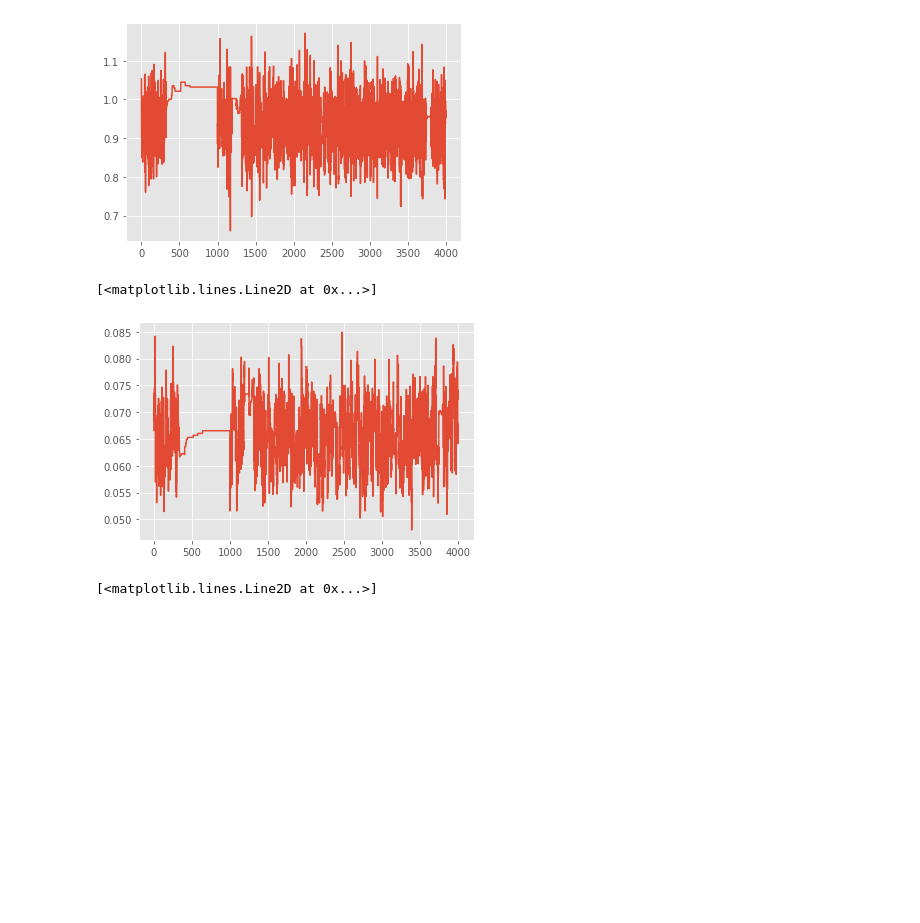
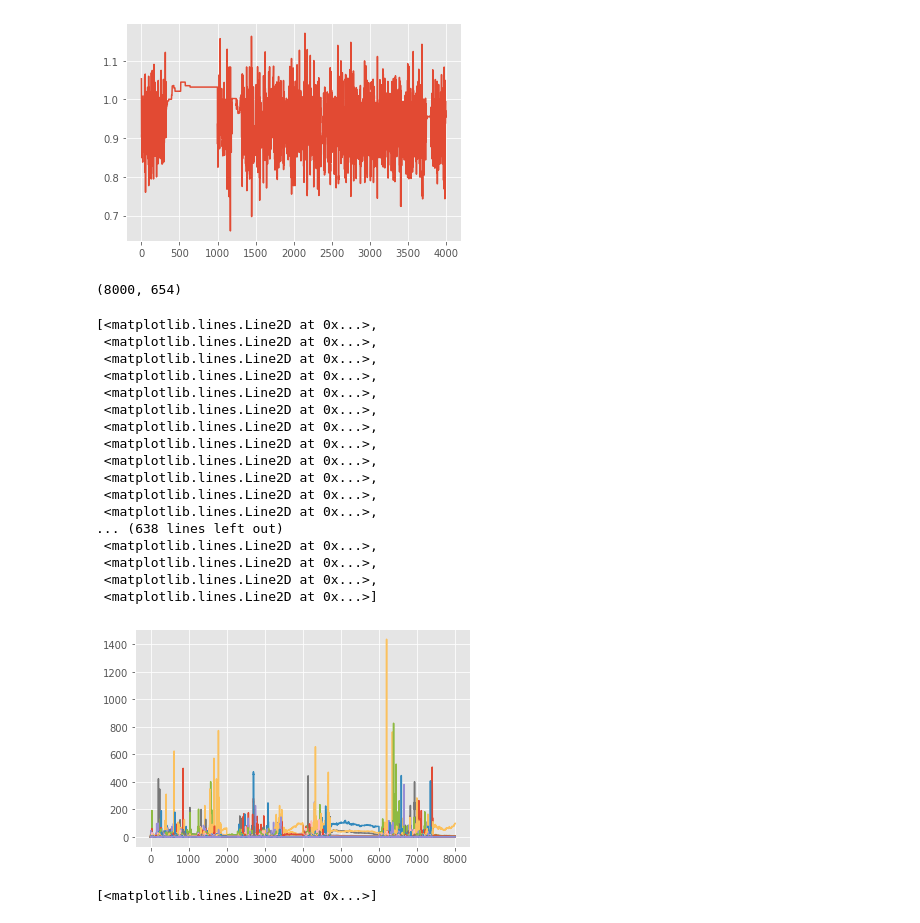
Before and after one commit to soreasy/bayesian_hierarchical_models, a Jupyter notebook: Holiday Effects - Demand Side.ipynb, the cells around one changed output. Drawn from its saved outputs; the diff is of its cells as text; code cells hidden in the pictures; blank space fills up the shorter version.

```diff
--- a/Holiday Effects - Demand Side.ipynb
+++ b/Holiday Effects - Demand Side.ipynb
@@ -322,0 +356,8 @@ with pm.Model() as hierarchical_model:
+# %%
+def bin_dmd(x):
+    if x < 3000:
+        return 'small'
+    return 'not_small'
+
+dd['zone_size'] = dd.t4w_total_demand.apply(bin_dmd)
+dd['zone_id_and_size'] = dd.zone_id.astype(str) + '_' + dd.zone_size
@@ -322,0 +384,6 @@ with pm.Model() as hierarchical_model:
+# %%
+zone_id_and_size_list = dd.zone_id_and_size.unique()
+dd['zone_id_and_size_idx'] = dd.zone_id_and_size.apply(lambda x: np.where(zone_id_and_size_list == x)[0][0])
+
+# does this need to be mapped to [0,len(dd.zone_id.unique())-1] ? seems yes
+zone_id_and_size_idx = dd.zone_id_and_size_idx.values
@@ -323,3 +400,32 @@ with pm.Model() as hierarchical_model:
+# %%
+## accounting for demand
+
+with pm.Model() as hierarchical_model:
+    # can make mu the nat'l avg for the zone
+    mu_mu = pm.Normal('mu_mu', mu=dd.natl_holiday_factor.mean(), sigma=1)
+    sigma_mu = pm.HalfCauchy('sigma_mu', beta=0.5)
+
+#     mu_sigma = pm.HalfCauchy('mu_sigma', beta=0.1)
+#     sigma_sigma = pm.HalfCauchy('sigma_sigma', beta=0.05)
+
+    # mean for each zone, normally distributed around group mean mu_mu
+    mu = pm.Normal('mu', mu=mu_mu, sigma=sigma_mu, shape=len(dd.zone_id.unique()))
+
+    # variation/sigma for each zone, HalfCauchy-distributed (avg within-zone variation)
+    # make beta large if demand small
+#     sigma = pm.HalfCauchy('sigma', beta=100/dd.demand_bucket, shape=len(dd.zone_id.unique()))
+#     sigma = pm.HalfCauchy('sigma', beta=100/dd.demand_bucket, shape=len(dd.demand_bucket.unique()))
+    sigma = pm.HalfCauchy('sigma', beta=1, shape=len(dd.zone_id_and_size.unique()))
+
+    # error
+
+    # expected value
+
+    # data likelihood
+    # draw from zone dist
+
+    y_like = pm.Normal('y_like', mu=mu[zone_idx], sigma=sigma[zone_id_and_size_idx], observed=dd.zone_level_holiday_factor)
+#     y_like = pm.Normal('y_like', mu=mu[zone_idx], sigma=sigma[demand_bucket_idx], observed=dd.zone_level_holiday_factor)
 # %%
 ## no hyperprior
 
@@ -707,11 +822,31 @@ plt.plot(hierarchical_trace['mu'][:,z])
 # %% [output]
 [<matplotlib.lines.Line2D at 0x...>]
 [figure]
+# %%
+hierarchical_trace['sigma'].shape
+# %% [output]
+(8000, 654)
 # %%
-plt.plot(hierarchical_trace['sigma_mu'])
+plt.plot(hierarchical_trace['sigma'])
 # %% [output]
-[<matplotlib.lines.Line2D at 0x...>]
+[<matplotlib.lines.Line2D at 0x...>,
+ <matplotlib.lines.Line2D at 0x...>,
+ <matplotlib.lines.Line2D at 0x...>,
+ <matplotlib.lines.Line2D at 0x...>,
+ <matplotlib.lines.Line2D at 0x...>,
+ <matplotlib.lines.Line2D at 0x...>,
+ <matplotlib.lines.Line2D at 0x...>,
+ <matplotlib.lines.Line2D at 0x...>,
+ <matplotlib.lines.Line2D at 0x...>,
+ <matplotlib.lines.Line2D at 0x...>,
+ <matplotlib.lines.Line2D at 0x...>,
+ <matplotlib.lines.Line2D at 0x...>,
+... (638 lines left out)
+ <matplotlib.lines.Line2D at 0x...>,
+ <matplotlib.lines.Line2D at 0x...>,
+ <matplotlib.lines.Line2D at 0x...>,
+ <matplotlib.lines.Line2D at 0x...>]
-[figure, old version]
+[figure, new version]
 # %%
 plt.plot(hierarchical_trace['sigma_mu'])
 # %% [output]
```
Also changed, not shown: parts of 15 cells of this notebook, 1 other file.
